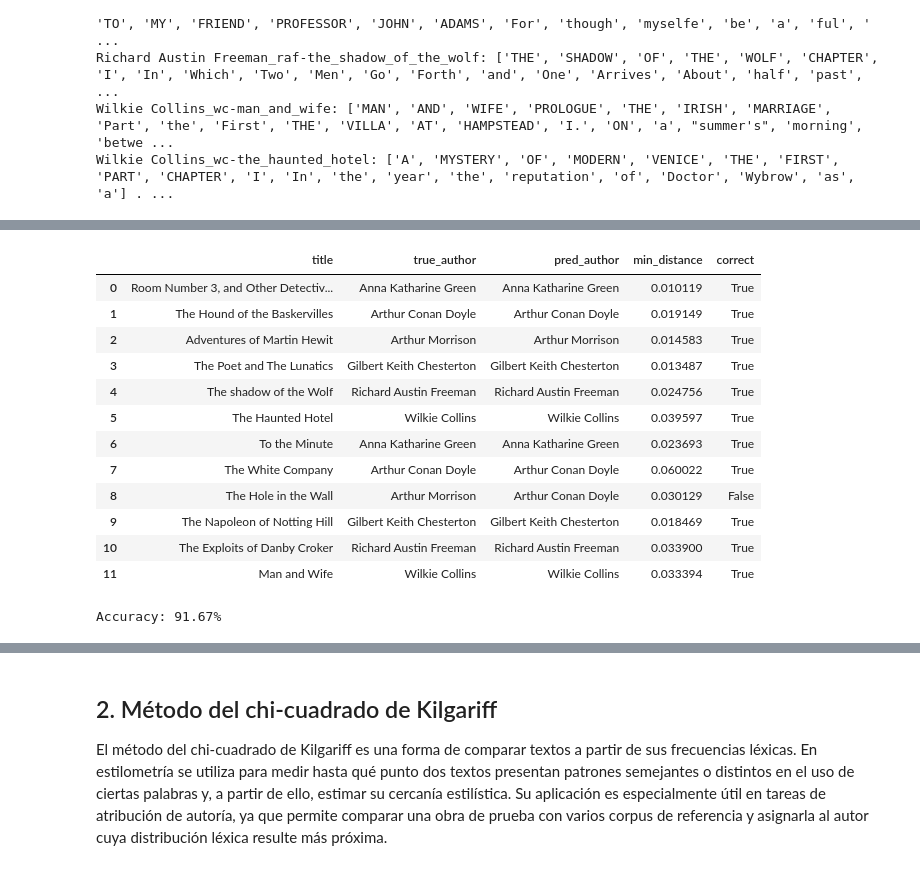
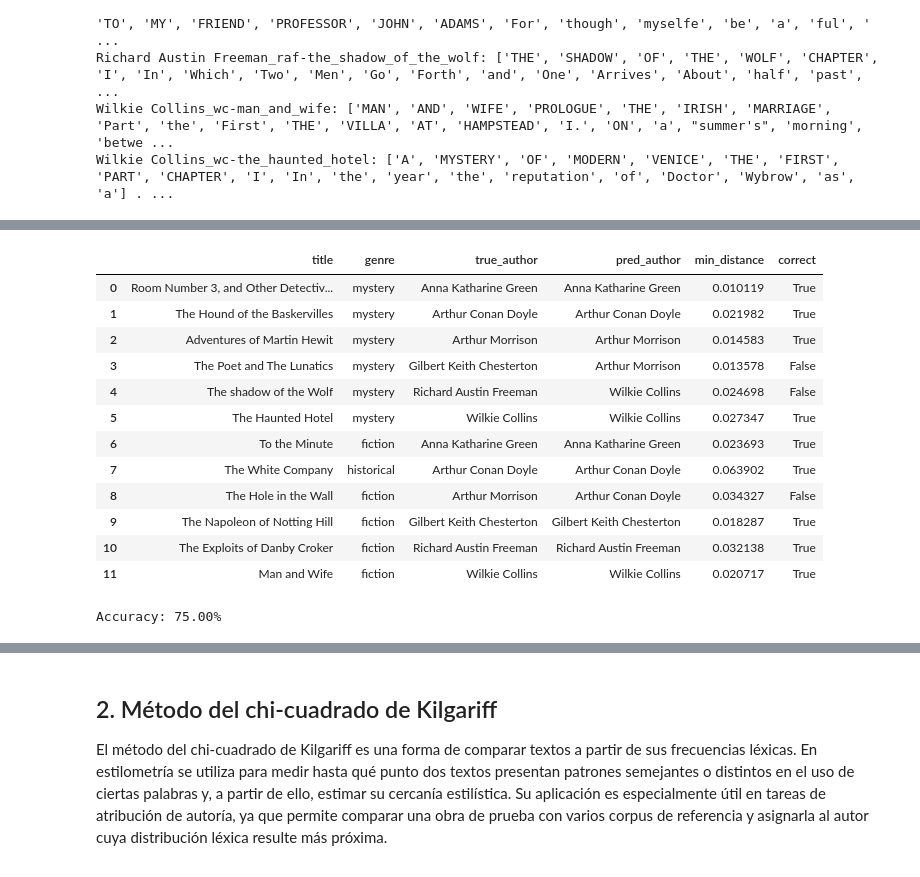
Before and after one commit to Elle518/whodunit-stylometry, a Jupyter notebook: notebooks/02_classic_stylometric_tests.ipynb, the cells around one changed output, grey strips where cells are left out. Saved outputs shown, nothing was run; the diff lists cells and outputs as text; code cells hidden in the pictures.

```diff
--- a/notebooks/02_classic_stylometric_tests.ipynb
+++ b/notebooks/02_classic_stylometric_tests.ipynb
@@ -73,14 +82,11 @@ df_test_nm = df_meta[df_meta["genre"] != "mystery"].groupby("author", group_keys
 # %%
-# Nos quedamos con una muestra de 1 texto por
-# autor para probar la efectividad de los tests
-# para identificar al autor de un texto desconocido.
-df_test = df_meta_f.groupby("author", group_keys=False).sample(n=1, random_state=SEED)
-
 # Original sin las obras de prueba seleccionadas
-df_meta_f = df_meta_f.drop(index=df_test.index)
+df_meta_f = df_meta.drop(index=df_test.index)
+df_meta_f = df_meta_f.drop(index=df_test_nm.index)
 
 # Dataset de prueba con las obras de misterio y no misterio
 df_test = pd.concat([df_test, df_test_nm], ignore_index=True)
 
 df_test = df_test.reset_index(drop=True)
 df_meta_f = df_meta_f.reset_index(drop=True)
+df_meta_f.shape, df_test.shape
@@ -523,23 +533,23 @@ results_df
 # %%
 results_df["correct"] = results_df["true_author"] == results_df["pred_author"]
-results_df[["title", "true_author", "pred_author", "min_distance", "correct"]]
+results_df[["title", "genre", "true_author", "pred_author", "min_distance", "correct"]]
 # %% [output]
-|  | title | true_author | pred_author | min_distance | correct |
-| 0 | Room Number 3, and Other Detectiv... | Anna Katharine Green | Anna Katharine Green | 0.010119 | True |
-| 1 | The Hound of the Baskervilles | Arthur Conan Doyle | Arthur Conan Doyle | 0.019149 | True |
-| 2 | Adventures of Martin Hewit | Arthur Morrison | Arthur Morrison | 0.014583 | True |
-| 3 | The Poet and The Lunatics | Gilbert Keith Chesterton | Gilbert Keith Chesterton | 0.013487 | True |
-| 4 | The shadow of the Wolf | Richard Austin Freeman | Richard Austin Freeman | 0.024756 | True |
-| 5 | The Haunted Hotel | Wilkie Collins | Wilkie Collins | 0.039597 | True |
-| 6 | To the Minute | Anna Katharine Green | Anna Katharine Green | 0.023693 | True |
-| 7 | The White Company | Arthur Conan Doyle | Arthur Conan Doyle | 0.060022 | True |
-| 8 | The Hole in the Wall | Arthur Morrison | Arthur Conan Doyle | 0.030129 | False |
-| 9 | The Napoleon of Notting Hill | Gilbert Keith Chesterton | Gilbert Keith Chesterton | 0.018469 | True |
-| 10 | The Exploits of Danby Croker | Richard Austin Freeman | Richard Austin Freeman | 0.033900 | True |
-| 11 | Man and Wife | Wilkie Collins | Wilkie Collins | 0.033394 | True |
+|  | title | genre | true_author | pred_author | min_distance | correct |
+| 0 | Room Number 3, and Other Detectiv... | mystery | Anna Katharine Green | Anna Katharine Green | 0.010119 | True |
+| 1 | The Hound of the Baskervilles | mystery | Arthur Conan Doyle | Arthur Conan Doyle | 0.021982 | True |
+| 2 | Adventures of Martin Hewit | mystery | Arthur Morrison | Arthur Morrison | 0.014583 | True |
+| 3 | The Poet and The Lunatics | mystery | Gilbert Keith Chesterton | Arthur Morrison | 0.013578 | False |
+| 4 | The shadow of the Wolf | mystery | Richard Austin Freeman | Wilkie Collins | 0.024698 | False |
+| 5 | The Haunted Hotel | mystery | Wilkie Collins | Wilkie Collins | 0.027347 | True |
+| 6 | To the Minute | fiction | Anna Katharine Green | Anna Katharine Green | 0.023693 | True |
+| 7 | The White Company | historical | Arthur Conan Doyle | Arthur Conan Doyle | 0.063902 | True |
+| 8 | The Hole in the Wall | fiction | Arthur Morrison | Arthur Conan Doyle | 0.034327 | False |
+| 9 | The Napoleon of Notting Hill | fiction | Gilbert Keith Chesterton | Gilbert Keith Chesterton | 0.018287 | True |
+| 10 | The Exploits of Danby Croker | fiction | Richard Austin Freeman | Richard Austin Freeman | 0.032138 | True |
+| 11 | Man and Wife | fiction | Wilkie Collins | Wilkie Collins | 0.020717 | True |
 # %%
 accuracy = results_df["correct"].mean()
 print(f"Accuracy: {accuracy:.2%}")
 # %% [output]
-Accuracy: 91.67%
+Accuracy: 75.00%
 # %% [markdown]
```
Also changed, not shown: parts of 25 cells of this notebook.
